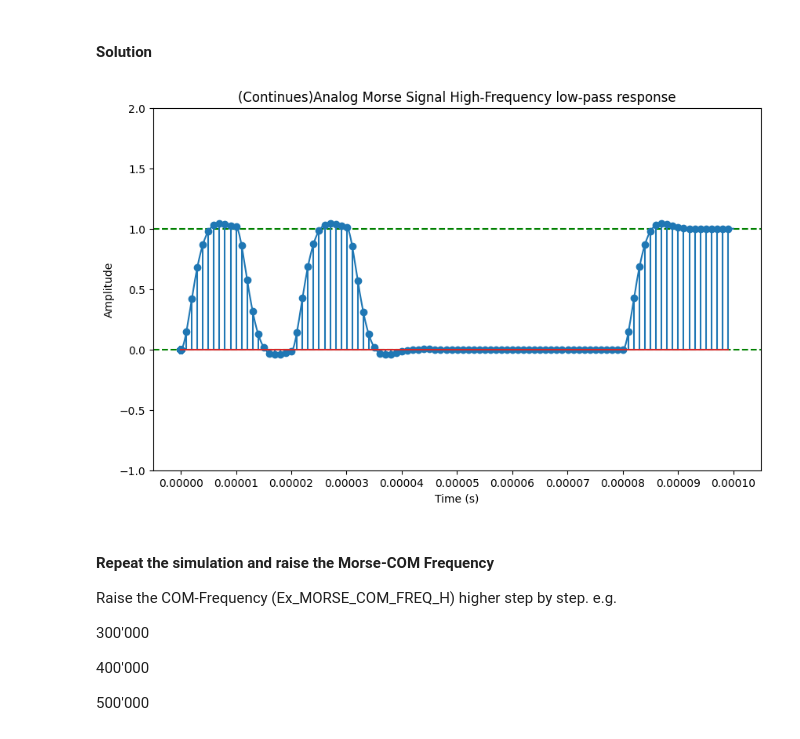
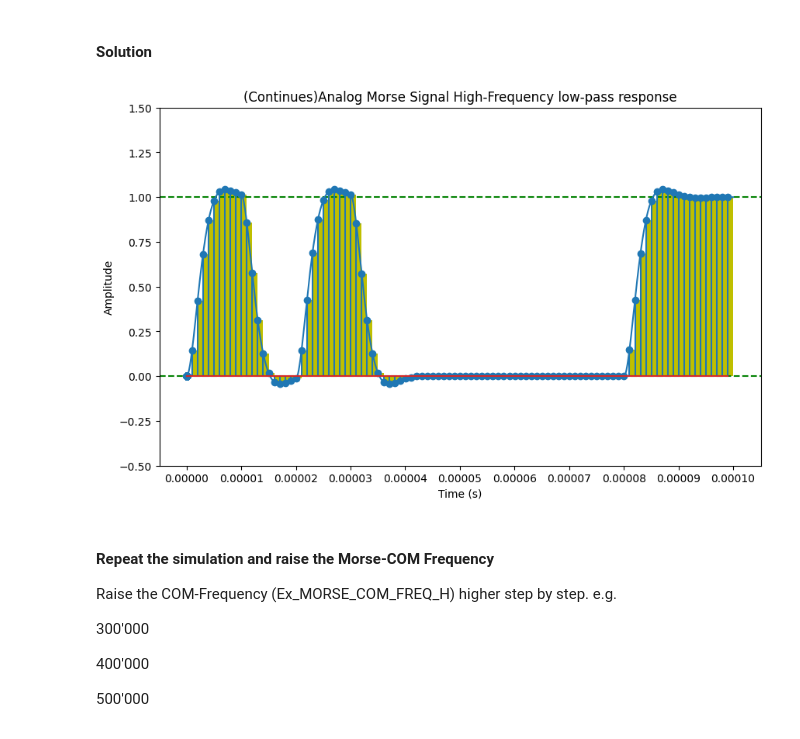
Before and after one commit to idsc-frazzoli/CS2-2024-notebooks, a Jupyter notebook: ps02_neu/masterfile.ipynb, the cells around one changed output. Saved outputs shown, nothing was run; the diff lists cells and outputs as text; code cells hidden in the pictures.

```diff
--- a/ps02_neu/masterfile.ipynb
+++ b/ps02_neu/masterfile.ipynb
@@ -1918,17 +1940,22 @@ Study the plotting function we used before, explore the possibility of the "matp
 # %%
 plt.figure(figsize=(10, 6))
 plt.axhline(y=0, color='g', linestyle='--')
 plt.axhline(y=1, color='g', linestyle='--')
 plt.title("(Continues)Analog Morse Signal High-Frequency low-pass response")
 plt.plot(T_CONT_H, after_copper_wire)
 plt.stem(Ex_T_DIS_Morse_H,Ex_DIS_Morse_Signal_Raw_H)
+
+# Two lines below are simulating how 0-order-hold would look like
+width_uezhc = Ex_T_DIS_Morse_H[1] - Ex_T_DIS_Morse_H[0]
+plt.bar(Ex_T_DIS_Morse_H, Ex_DIS_Morse_Signal_Raw_H, align='edge', width=width_uezhc, color='y', linewidth=1, label='Discrete Digital Signal')
+
 plt.xticks(np.linspace(0, 0.0001, 11))
-plt.ylim(-1,2)
+plt.ylim(-0.5,1.5)
 plt.xlabel('Time (s)')
 plt.ylabel('Amplitude')
 plt.show()
 # %% [output]
-[figure, old version]
+[figure, new version]
 # %% [markdown]
 #### Repeat the simulation and raise the __Morse-COM Frequency__
 Raise the COM-Frequency (Ex_MORSE_COM_FREQ_H) higher step by step.
```
Also changed, not shown: parts of 23 cells of this notebook.
